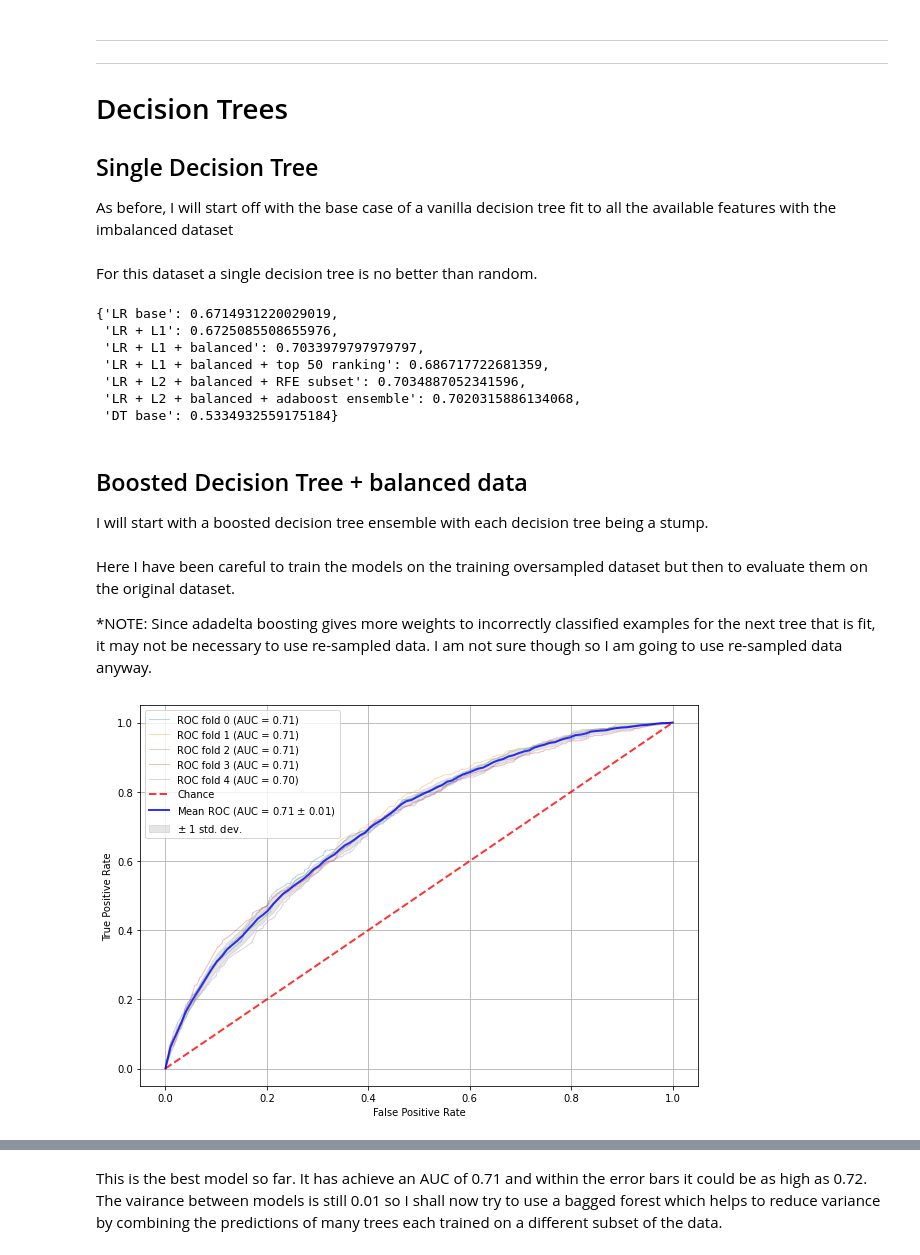
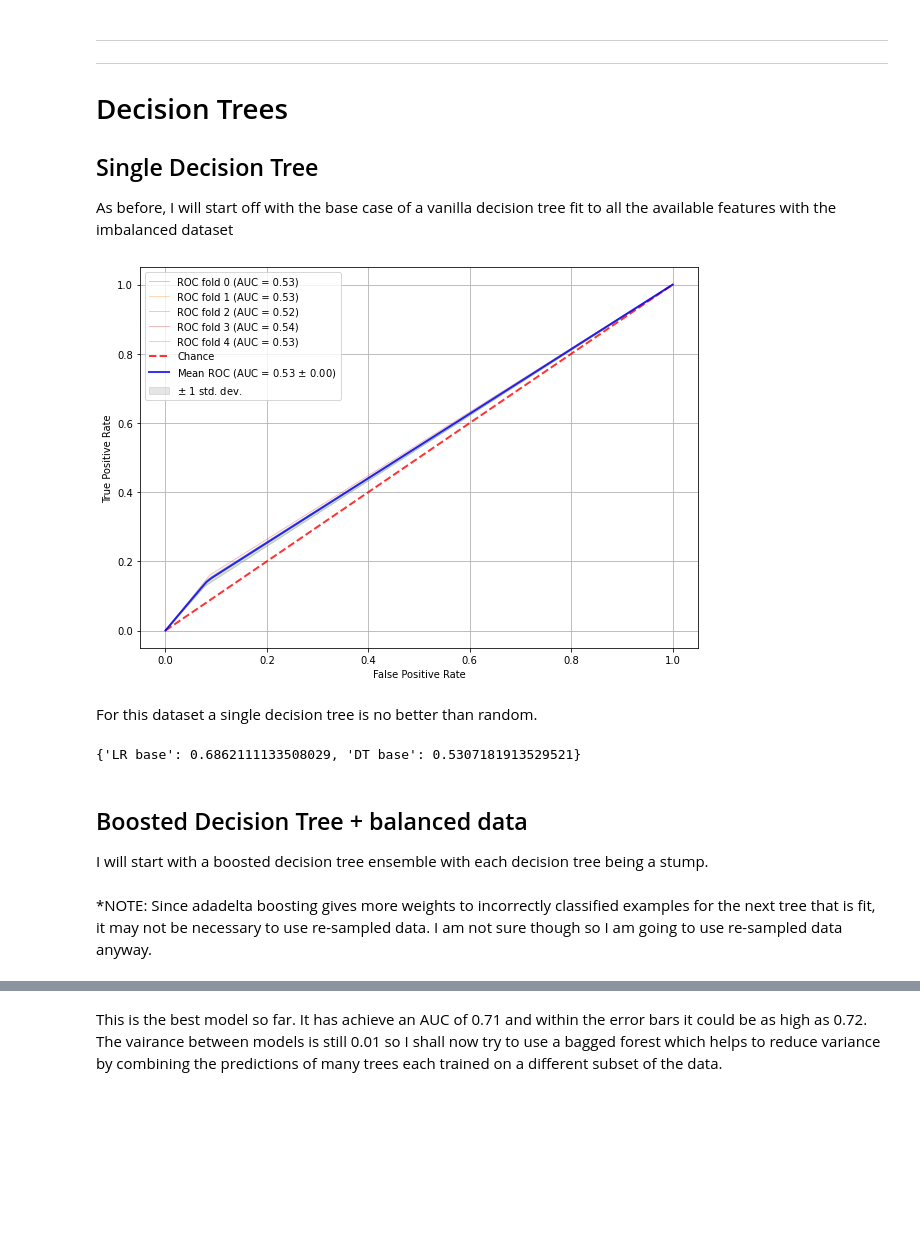
Before and after one commit to sdesilva26/Customer-Churn-Prediction, a Jupyter notebook: notebooks/Predicting Churn.ipynb, the cells around one changed output, grey strips where cells are left out. Drawn from its saved outputs; the diff is of its cells as text; code cells hidden in the pictures; blank space fills up the shorter version.

```diff
--- a/notebooks/Predicting Churn.ipynb
+++ b/notebooks/Predicting Churn.ipynb
@@ -408,6 +460,9 @@ Make the plot and return mean_auc a function for re-use
 def score_and_plot_model(model, X_train, y_train, balance=False):
     from sklearn.metrics import roc_auc_score, auc, plot_roc_curve
     from scipy import interp
+    from sklearn.model_selection import StratifiedKFold
+
+    cv = StratifiedKFold(n_splits=5)
 
     tprs = []
     aucs = []
@@ -632,19 +687,17 @@ As before, I will start off with the base case of a vanilla decision tree fit to
 from sklearn.tree import DecisionTreeClassifier
 # %%
 dtc = DecisionTreeClassifier(criterion='gini', splitter = 'best')
+# %%
+mean_auc = score_and_plot_model(dtc, X_train, y_train)[0]
+# %% [output]
+[figure, added]
 # %% [markdown]
 For this dataset a single decision tree is no better than random.
 # %%
 AUC_dict['DT base'] = mean_auc
 AUC_dict
 # %% [output]
-{'LR base': 0.6714931220029019,
- 'LR + L1': 0.6725085508655976,
- 'LR + L1 + balanced': 0.7033979797979797,
- 'LR + L1 + balanced + top 50 ranking': 0.686717722681359,
- 'LR + L2 + balanced + RFE subset': 0.7034887052341596,
- 'LR + L2 + balanced + adaboost ensemble': 0.7020315886134068,
- 'DT base': 0.5334932559175184}
+{'LR base': 0.6862111133508029, 'DT base': 0.5307181913529521}
 # %% [markdown]
 ## Boosted Decision Tree + balanced data
 I will start with a boosted decision tree ensemble with each decision tree being a stump.
@@ -654,60 +707,4 @@ from sklearn.ensemble import AdaBoostClassifier
 abc_dt = AdaBoostClassifier(DecisionTreeClassifier(criterion='gini', splitter = 'best', max_depth=1), n_estimators=100,
                          learning_rate=0.05)
 # %% [markdown]
-Here I have been careful to train the models on the training oversampled dataset but then to evaluate them on the original dataset.
-
 *NOTE: Since adadelta boosting gives more weights to incorrectly classified examples for the next tree that is fit, it may not be necessary to use re-sampled data. I am not sure though so I am going to use re-sampled data anyway.
-# %%
-tprs = []
-aucs = []
-mean_fpr = np.linspace(0, 1, 100)
-
-ros = RandomOverSampler()
-
-fig, ax = plt.subplots(figsize=(10,7))
-for i, (train, test) in enumerate(cv.split(X_train, y_train)):
-
-    # Get training fold
-    X_train_fold, y_train_fold = X_train.iloc[train], y_train.iloc[train]
-
-    # Get validation fold
-    X_val_fold, y_val_fold = X_train.iloc[test], y_train.iloc[test]
-
-    # Over-sample data from training fold
-    X_train_fold_resample, y_train_fold_resample = ros.fit_resample(X_train_fold, y_train_fold)
-
-    # Fit model using the resampled training fold
-    abc_dt.fit(X_train_fold_resample, y_train_fold_resample)
-
-    # Evaluate AUC using non-sampled validation fold
-    viz = plot_roc_curve(abc_dt, X_val_fold,
-                         y_val_fold,
-                         name='ROC fold {}'.format(i),
-                         alpha=0.3, lw=1, ax=ax)
-    interp_tpr = np.interp(mean_fpr, viz.fpr, viz.tpr)
-    interp_tpr[0] = 0.0
-    tprs.append(interp_tpr)
-    aucs.append(viz.roc_auc)
-
-ax.plot([0, 1], [0, 1], linestyle='--', lw=2, color='r',
-        label='Chance', alpha=.8)
-
-mean_tpr = np.mean(tprs, axis=0)
-mean_tpr[-1] = 1.0
-mean_auc = auc(mean_fpr, mean_tpr)
-std_auc = np.std(aucs)
-ax.plot(mean_fpr, mean_tpr, color='b',
-        label=r'Mean ROC (AUC = %0.2f $\pm$ %0.2f)' % (mean_auc, std_auc),
-        lw=2, alpha=.8)
-
-std_tpr = np.std(tprs, axis=0)
-tprs_upper = np.minimum(mean_tpr + std_tpr, 1)
-tprs_lower = np.maximum(mean_tpr - std_tpr, 0)
-ax.fill_between(mean_fpr, tprs_lower, tprs_upper, color='grey', alpha=.2,
-                label=r'$\pm$ 1 std. dev.')
-
-plt.legend()
-plt.grid(which='both')
-plt.show()
-# %% [output]
-[figure, removed]
```
Also changed, not shown: parts of 46 cells of this notebook, 5 other files.
